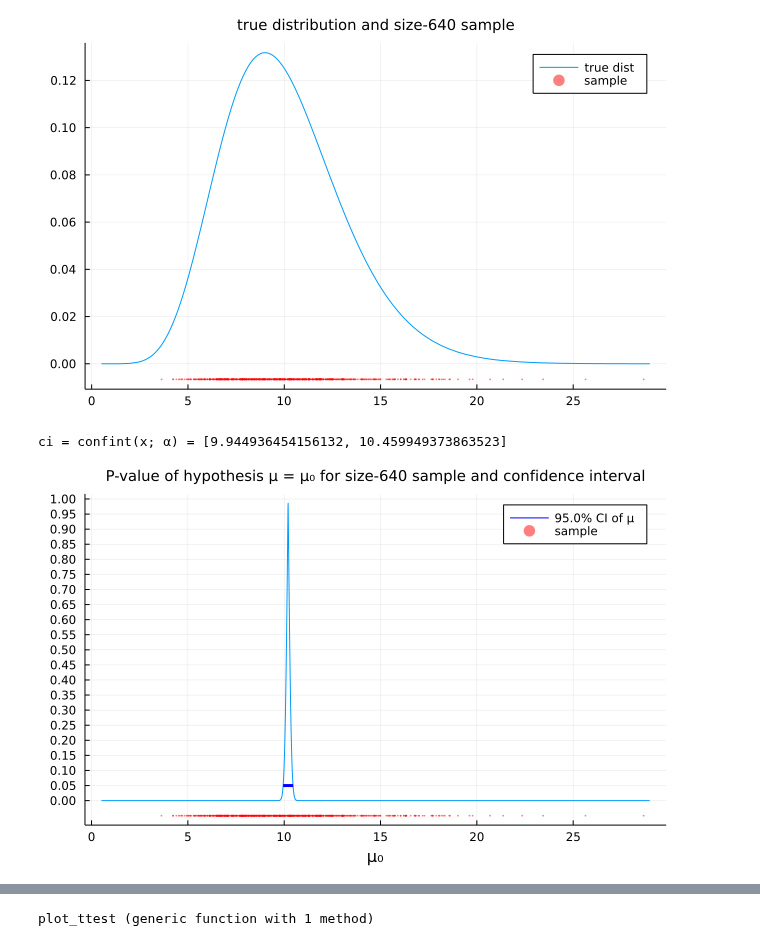
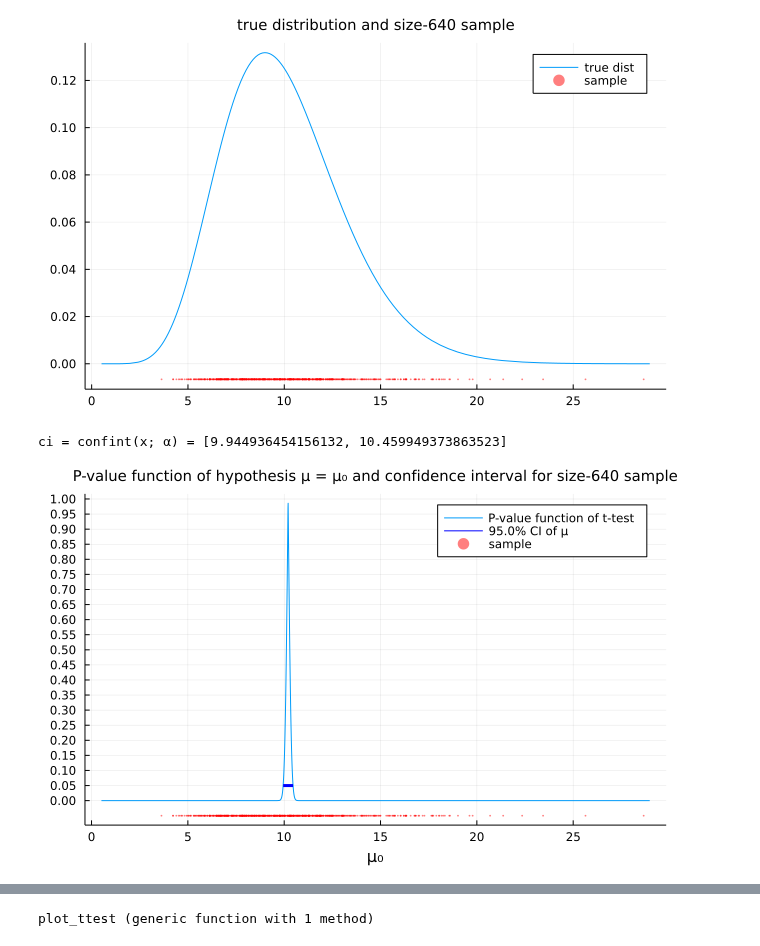
Before and after one commit to genkuroki/public, a Jupyter notebook: 0034/P-value function example and prediction distribution example.ipynb, the cells around one changed output, grey strips where cells are left out. Saved outputs shown, nothing was run; the diff lists cells and outputs as text; code cells hidden in the pictures.

```diff
--- a/0034/P-value function example and prediction distribution example.ipynb
+++ b/0034/P-value function example and prediction distribution example.ipynb
@@ -229,15 +230,15 @@ title!("true distribution and size-$m sample")
 # %%
 α = 0.05
 @show ci = confint(x; α)
 
-plot(μ₀ -> pvalue(x, μ₀), a, b; label="")
+plot(μ₀ -> pvalue(x, μ₀), a, b; label="P-value function of t-test")
 plot!(ci, fill(α, 2); label="$(100(1-α))% CI of μ", lw=3, c=:blue)
 scatter!(x, fill(-0.05, m); label="sample", ms=1, msc=:auto, alpha=0.5, c=:red)
 plot!(xguide="μ₀", ytick=0:0.05:1)
-title!("P-value of hypothesis μ = μ₀ for size-$m sample and confidence interval")
+title!("P-value function of hypothesis μ = μ₀ and confidence interval for size-$m sample")
 # %% [output]
 ci = confint(x; α) = [9.944936454156132, 10.459949373863523]
-[figure, old version]
+[figure, new version]
 # %%
 α = 0.05
 @show ci = confint_loglikrat(x; α)
```
Also changed, not shown: parts of 8 cells of this notebook, 1 other file.
